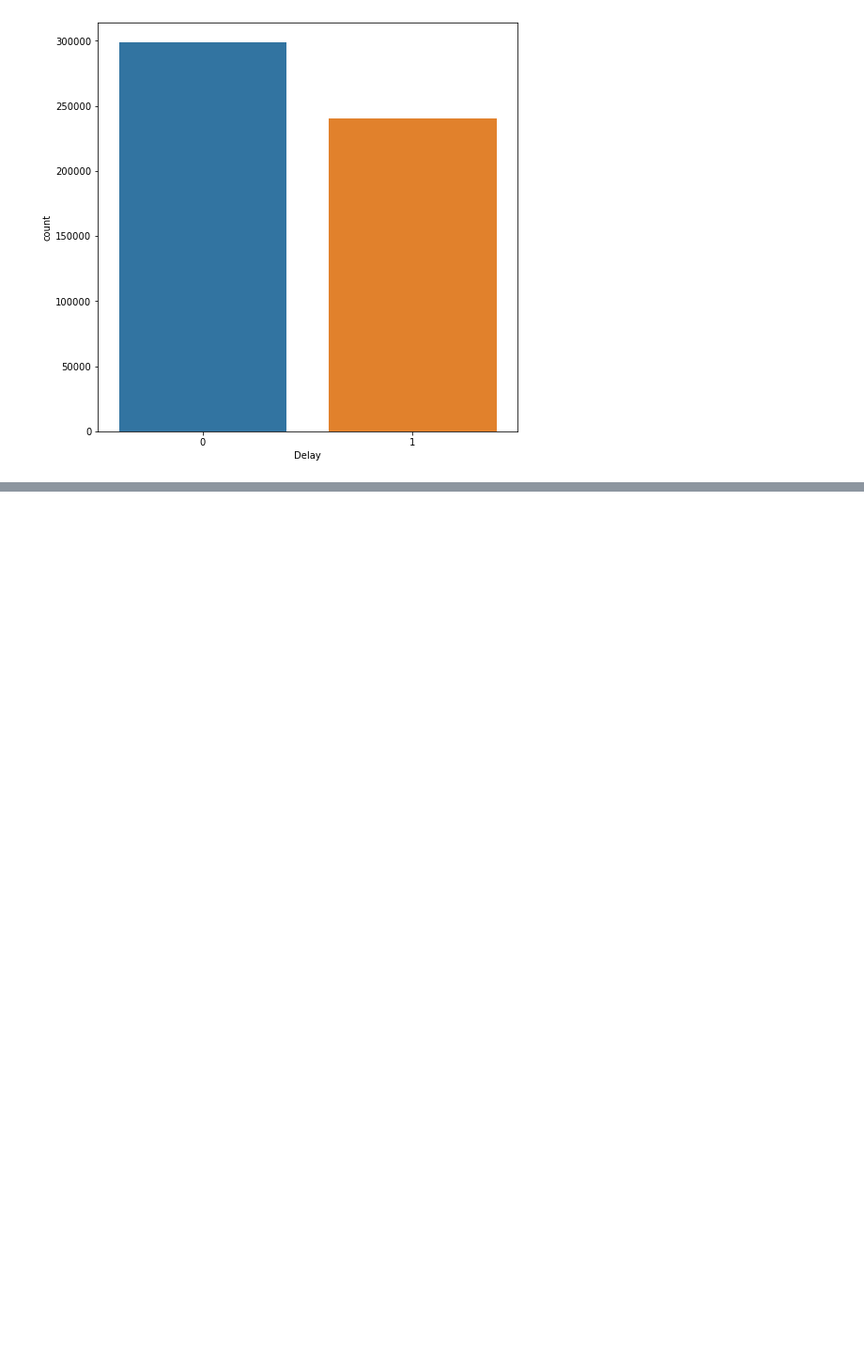
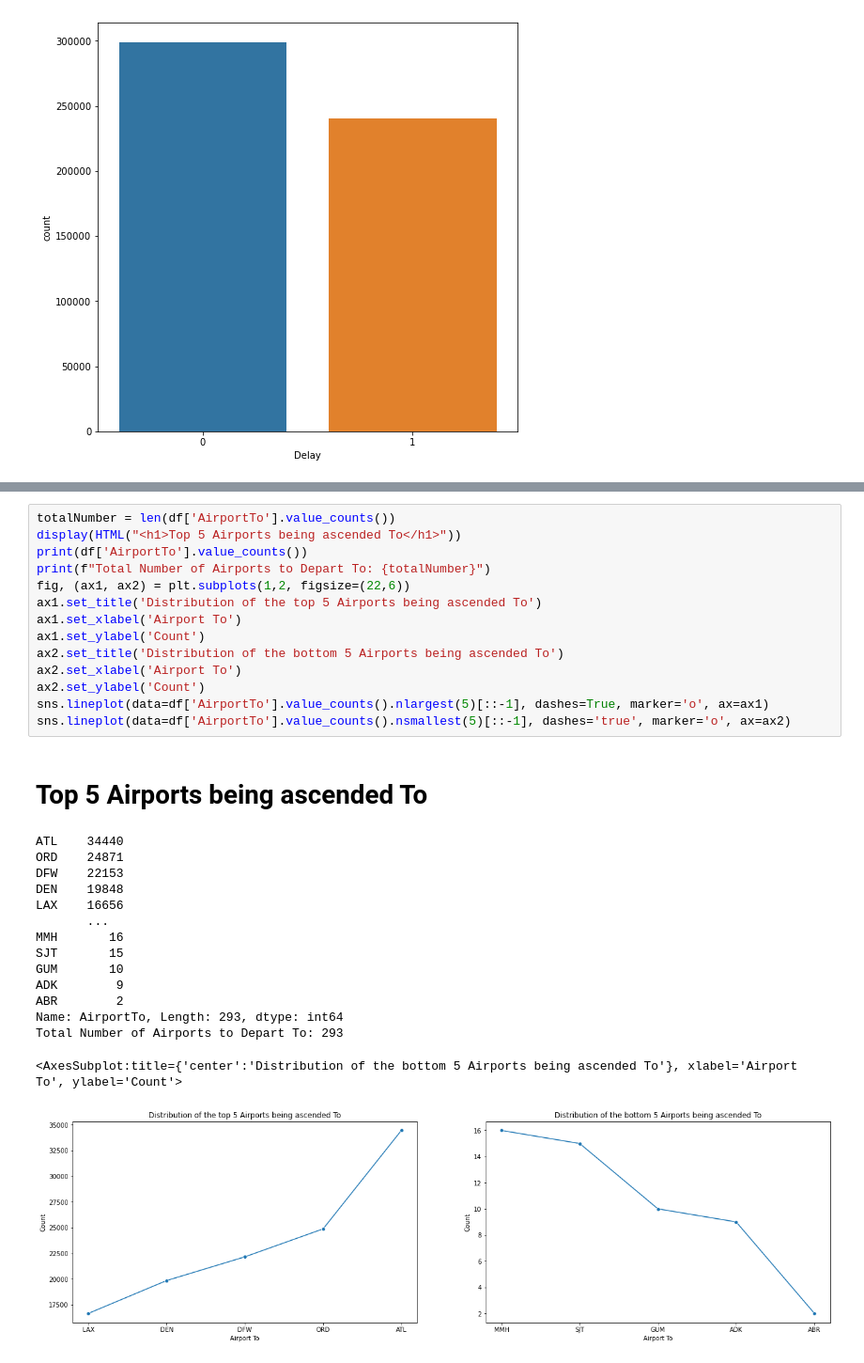
Before and after one commit to CleverJinn/DataScience, a Jupyter notebook: AirlinesPrediction/AR.ipynb, the cells around one changed output, grey strips where cells are left out. Shown at 94% size. Saved outputs shown, nothing was run; the diff lists cells and outputs as text; blank space fills up the shorter version.

```diff
--- a/AirlinesPrediction/AR.ipynb
+++ b/AirlinesPrediction/AR.ipynb
@@ -112,0 +153,31 @@ Name: Delay, dtype: int64
+# %%
+totalNumber = len(df['AirportTo'].value_counts())
+display(HTML("<h1>Top 5 Airports being ascended To</h1>"))
+print(df['AirportTo'].value_counts())
+print(f"Total Number of Airports to Depart To: {totalNumber}")
+fig, (ax1, ax2) = plt.subplots(1,2, figsize=(22,6))
+ax1.set_title('Distribution of the top 5 Airports being ascended To')
+ax1.set_xlabel('Airport To')
+ax1.set_ylabel('Count')
+ax2.set_title('Distribution of the bottom 5 Airports being ascended To')
+ax2.set_xlabel('Airport To')
+ax2.set_ylabel('Count')
+sns.lineplot(data=df['AirportTo'].value_counts().nlargest(5)[::-1], dashes=True, marker='o', ax=ax1)
+sns.lineplot(data=df['AirportTo'].value_counts().nsmallest(5)[::-1], dashes='true', marker='o', ax=ax2)
+# %% [output]
+Top 5 Airports being ascended To
+ATL    34440
+ORD    24871
+DFW    22153
+DEN    19848
+LAX    16656
+       ...
+MMH       16
+SJT       15
+GUM       10
+ADK        9
+ABR        2
+Name: AirportTo, Length: 293, dtype: int64
+Total Number of Airports to Depart To: 293
+<AxesSubplot:title={'center':'Distribution of the bottom 5 Airports being ascended To'}, xlabel='Airport To', ylabel='Count'>
+[figure, added]
```
Also changed, not shown: parts of 23 cells of this notebook.
